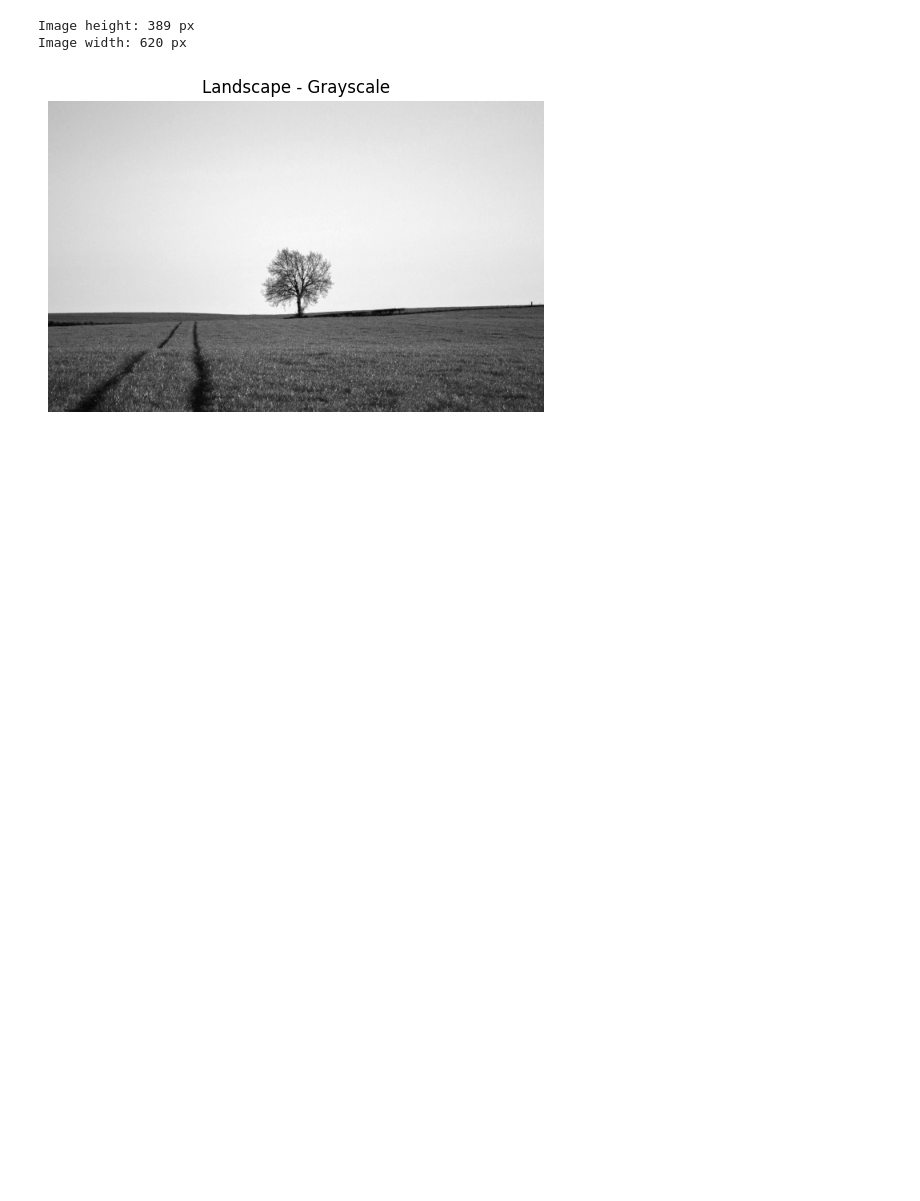
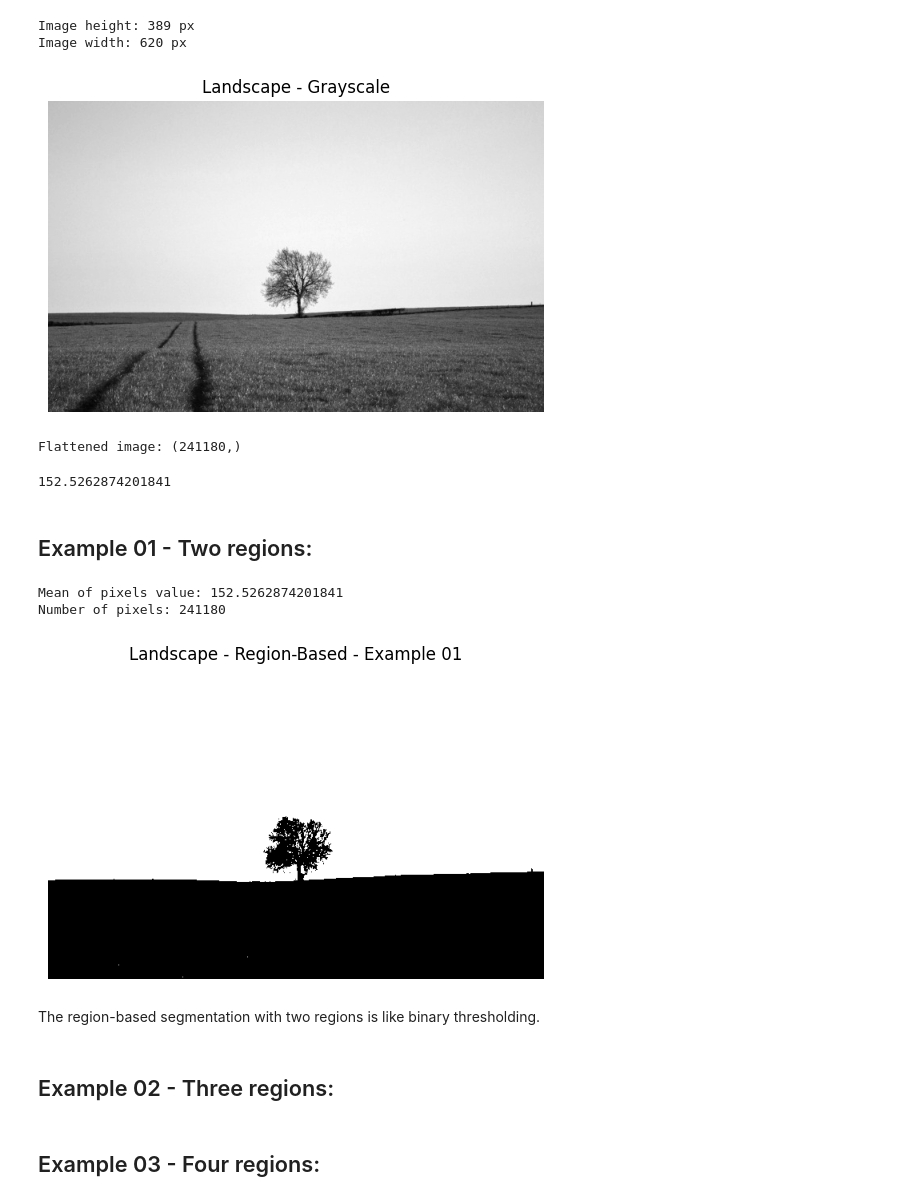
Before and after one commit to Rogerio-Chaves/Image-Segmentation, a Jupyter notebook: 001_Classical_Techniques/003_Region-Based_Segmentation/001_Region-Based.ipynb, the cells around one changed output. Cells and saved outputs as stored; diff of their text form; code cells hidden in the pictures; blank space fills up the shorter version.

Commit message:
The region-based segmentation file has been updated - Example 01.

```diff
--- a/001_Classical_Techniques/003_Region-Based_Segmentation/001_Region-Based.ipynb
+++ b/001_Classical_Techniques/003_Region-Based_Segmentation/001_Region-Based.ipynb
@@ -34,3 +35,45 @@ plt.axis('off')
 plt.show()
 # %% [output]
 [figure]
+# %%
+flattened_image = gray_image.flatten()
+print(f'Flattened image: {flattened_image.shape}')
+# %% [output]
+Flattened image: (241180,)
+# %%
+flattened_image.mean()
+# %% [output]
+152.5262874201841
+# %% [markdown]
+## Example 01 - Two regions:
+# %%
+mean_pixels = flattened_image.mean()
+number_pixels = len(flattened_image)
+
+print(f'Mean of pixels value: {mean_pixels}')
+print(f'Number of pixels: {number_pixels}')
+# %% [output]
+Mean of pixels value: 152.5262874201841
+Number of pixels: 241180
+# %%
+for i in range(number_pixels):
+    if flattened_image[i] > mean_pixels:
+        flattened_image[i] = 255
+    else:
+        flattened_image[i] = 0
+# %%
+region_based_image_01 = flattened_image.reshape(HEIGHT, WIDTH)
+
+plt.imshow(region_based_image_01, cmap='gray')
+plt.title('Landscape - Region-Based - Example 01')
+plt.axis('off')
+
+plt.show()
+# %% [output]
+[figure, added]
+# %% [markdown]
+The region-based segmentation with two regions is like binary thresholding.
+# %% [markdown]
+## Example 02 - Three regions:
+# %% [markdown]
+## Example 03 - Four regions:
```
Also changed, not shown: parts of 1 cell of this notebook.
